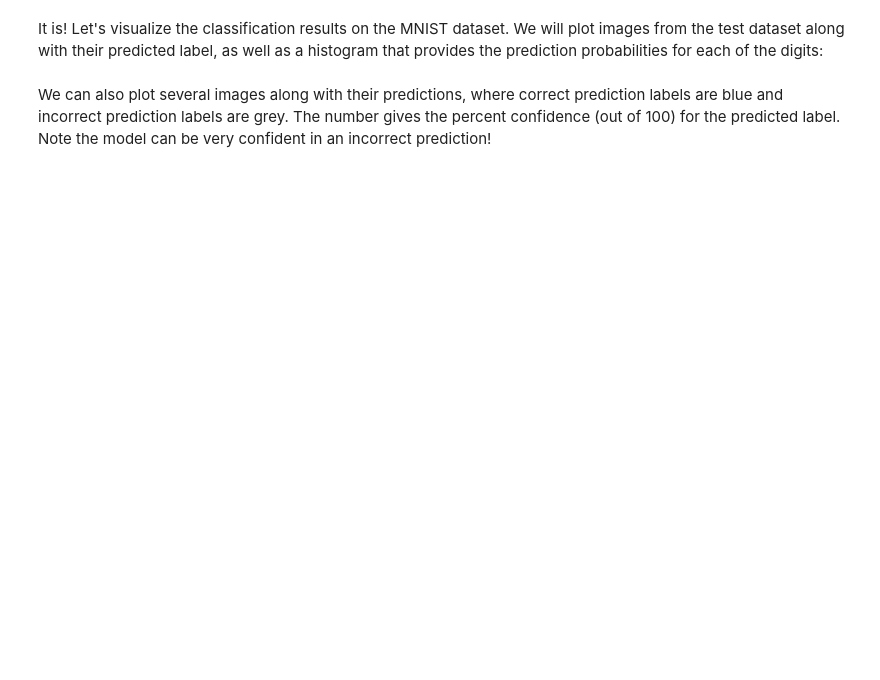
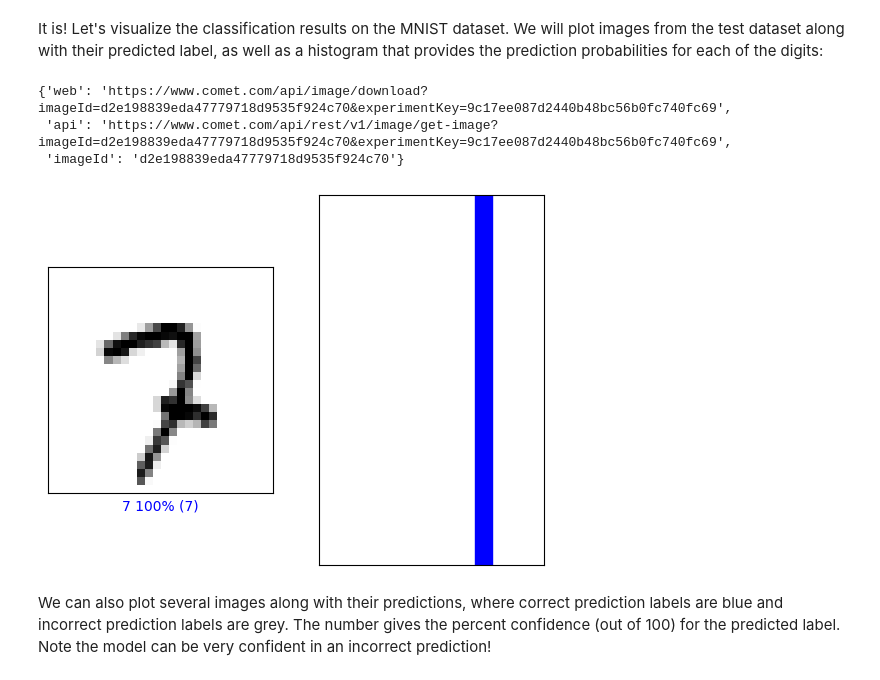
Before and after one commit to Kambria94/MITDeepLearning, a Jupyter notebook: lab2/TF_Part1_MNIST.ipynb, the cells around one changed output. Saved outputs shown, nothing was run; the diff lists cells and outputs as text; code cells hidden in the pictures; blank space fills up the shorter version.

```diff
--- a/lab2/TF_Part1_MNIST.ipynb
+++ b/lab2/TF_Part1_MNIST.ipynb
@@ -114,10 +126,10 @@ def build_fc_model():
       tf.keras.layers.Flatten(),
 
       # '''TODO: Define the activation function for the first fully connected (Dense) layer.'''
-      tf.keras.layers.Dense(128, activation= '''TODO'''),
+      tf.keras.layers.Dense(128, activation='relu'),
 
       # '''TODO: Define the second Dense layer to output the classification probabilities'''
-      '''[TODO Dense layer to output classification probabilities]'''
+      tf.keras.layers.Dense(10, activation='softmax')
 
   ])
   return fc_model
@@ -199,16 +242,16 @@ def build_cnn_model():
     cnn_model = tf.keras.Sequential([
 
         # TODO: Define the first convolutional layer
-        tf.keras.layers.Conv2D('''TODO''')
+        tf.keras.layers.Conv2D(24, 3, activation='relu'),
 
         # TODO: Define the first max pooling layer
-        tf.keras.layers.MaxPool2D('''TODO''')
+        tf.keras.layers.MaxPool2D(2),
 
         # TODO: Define the second convolutional layer
-        tf.keras.layers.Conv2D('''TODO''')
+        tf.keras.layers.Conv2D(36, 3, activation='relu'),
 
         # TODO: Define the second max pooling layer
-        tf.keras.layers.MaxPool2D('''TODO''')
+        tf.keras.layers.MaxPool2D(2),
 
         tf.keras.layers.Flatten(),
         tf.keras.layers.Dense(128, activation=tf.nn.relu),
@@ -216,7 +259,7 @@ def build_cnn_model():
         # TODO: Define the last Dense layer to output the classification
         # probabilities. Pay attention to the activation needed a probability
         # output
-        '''[TODO Dense layer to output classification probabilities]'''
+        tf.keras.layers.Dense(10, activation='softmax')
     ])
 
     return cnn_model
@@ -235,4 +302,4 @@ comet_ml.init(project_name="6.s191lab2_part1_CNN")
 comet_model_2 = comet_ml.Experiment()
 
 '''TODO: Define the compile operation with your optimizer and learning rate of choice'''
-cnn_model.compile(optimizer='''TODO''', loss='''TODO''', metrics=['accuracy']) # TODO
+cnn_model.compile(optimizer=tf.keras.optimizers.Adam(learning_rate=0.005), loss='sparse_categorical_crossentropy', metrics=['accuracy']) # TODO
@@ -240,5 +325,5 @@ cnn_model.compile(optimizer='''TODO''', loss='''TODO''', metrics=['accuracy']) #
 As was the case with the fully connected model, we can train our CNN using the `fit` method via the Keras API.
 # %%
 '''TODO: Use model.fit to train the CNN model, with the same batch_size and number of epochs previously used.'''
-cnn_model.fit('''TODO''')
+cnn_model.fit(train_images, train_labels, batch_size=64, epochs=5)
 # comet_model_2.end()
@@ -284,12 +397,17 @@ It is! Let's visualize the classification results on the MNIST dataset. We will
 # %%
 #@title Change the slider to look at the model's predictions! { run: "auto" }
 
-image_index = 79 #@param {type:"slider", min:0, max:100, step:1}
+image_index = 41 # @param {"type":"slider","min":0,"max":100,"step":1}
 plt.subplot(1,2,1)
 mdl.lab2.plot_image_prediction(image_index, predictions, test_labels, test_images)
 plt.subplot(1,2,2)
 mdl.lab2.plot_value_prediction(image_index, predictions,  test_labels)
 comet_model_2.log_figure(figure=plt)
+# %% [output]
+{'web': 'https://www.comet.com/api/image/download?imageId=d2e198839eda47779718d9535f924c70&experimentKey=9c17ee087d2440b48bc56b0fc740fc69',
+ 'api': 'https://www.comet.com/api/rest/v1/image/get-image?imageId=d2e198839eda47779718d9535f924c70&experimentKey=9c17ee087d2440b48bc56b0fc740fc69',
+ 'imageId': 'd2e198839eda47779718d9535f924c70'}
+[figure, added]
 # %% [markdown]
 We can also plot several images along with their predictions, where correct prediction labels are blue and incorrect prediction labels are grey. The number gives the percent confidence (out of 100) for the predicted label. Note the model can be very confident in an incorrect prediction!
 # %%
```
Also changed, not shown: parts of 16 cells of this notebook.
